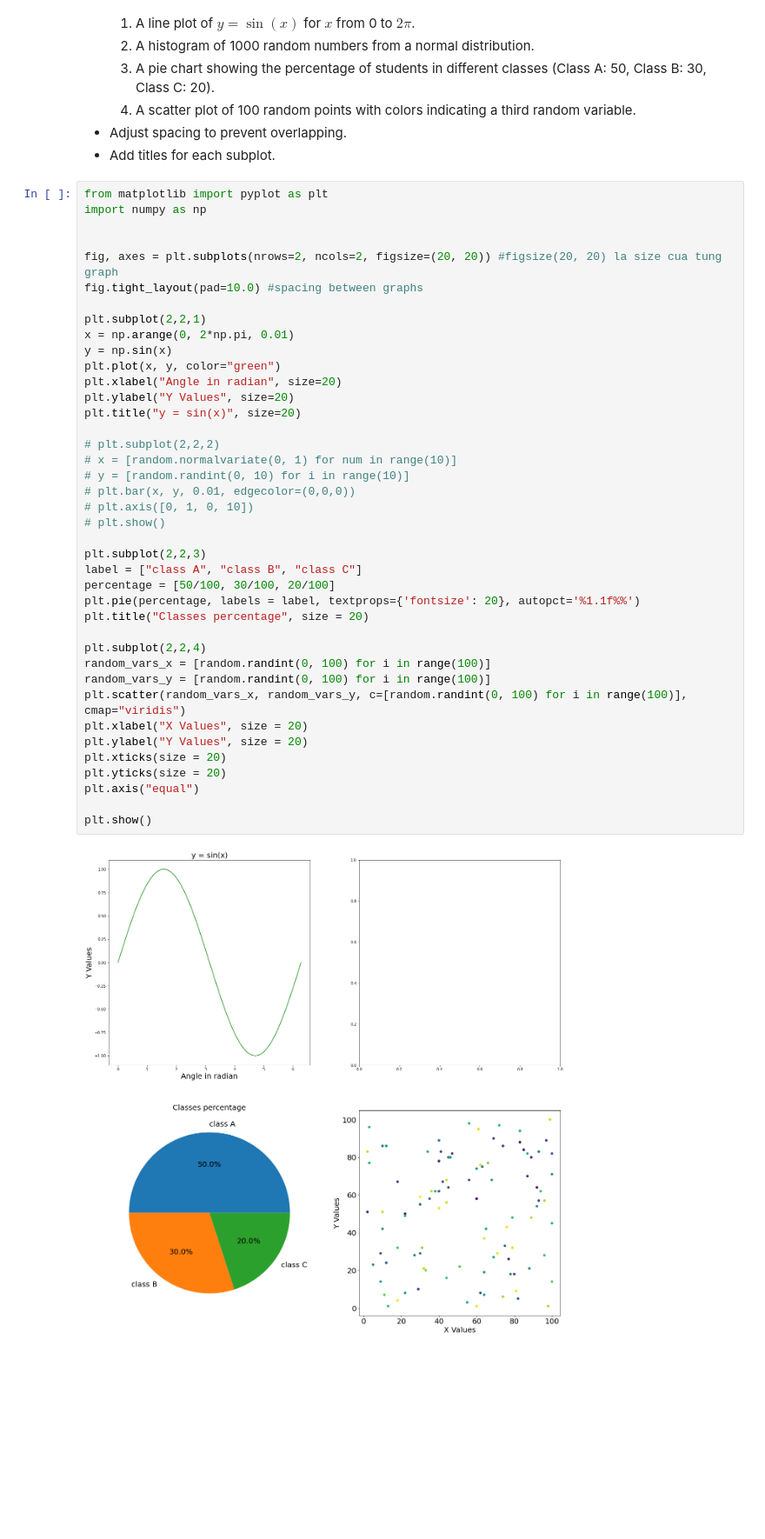
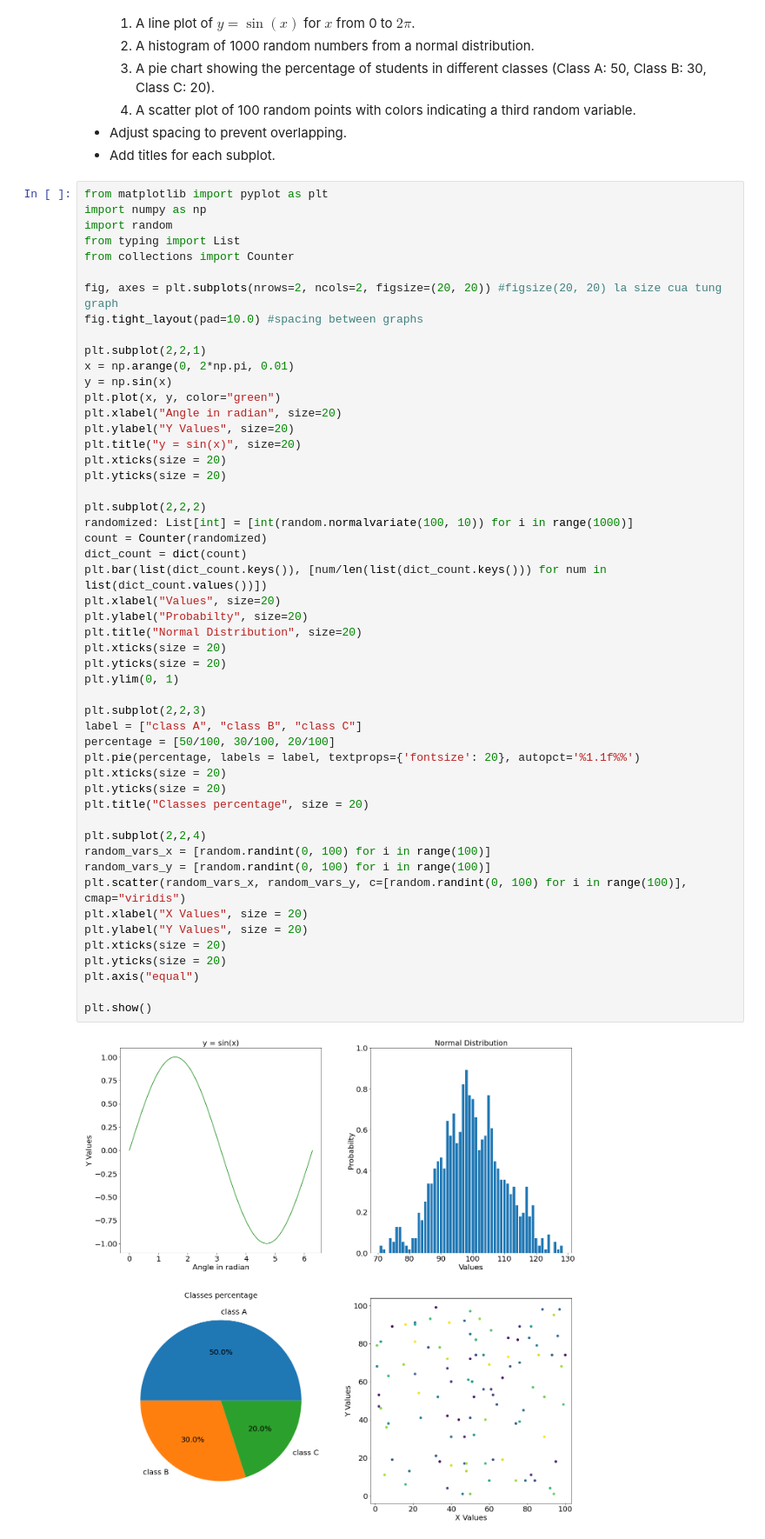
Before and after one commit to MaiDinhVinh/CS-ML, a Jupyter notebook: 2-10-2025/c01_visualization.ipynb, the cells around one changed output. Shown: that part at 87% size. Cells and saved outputs as stored; diff of their text form; blank space fills up the shorter version.

Commit message:
update missing subplot on ex5 for normal distribution

```diff
--- a/2-10-2025/c01_visualization.ipynb
+++ b/2-10-2025/c01_visualization.ipynb
@@ -299,42 +299,53 @@ plt.show()
 # %%
 from matplotlib import pyplot as plt
 import numpy as np
-
+import random
+from typing import List
+from collections import Counter
 
 fig, axes = plt.subplots(nrows=2, ncols=2, figsize=(20, 20)) #figsize(20, 20) la size cua tung graph
 fig.tight_layout(pad=10.0) #spacing between graphs
 
 plt.subplot(2,2,1)
 x = np.arange(0, 2*np.pi, 0.01)
 y = np.sin(x)
 plt.plot(x, y, color="green")
 plt.xlabel("Angle in radian", size=20)
 plt.ylabel("Y Values", size=20)
 plt.title("y = sin(x)", size=20)
+plt.xticks(size = 20)
+plt.yticks(size = 20)
 
-# plt.subplot(2,2,2)
-# x = [random.normalvariate(0, 1) for num in range(10)]
-# y = [random.randint(0, 10) for i in range(10)]
-# plt.bar(x, y, 0.01, edgecolor=(0,0,0))
-# plt.axis([0, 1, 0, 10])
-# plt.show()
+plt.subplot(2,2,2)
+randomized: List[int] = [int(random.normalvariate(100, 10)) for i in range(1000)]
+count = Counter(randomized)
+dict_count = dict(count)
+plt.bar(list(dict_count.keys()), [num/len(list(dict_count.keys())) for num in list(dict_count.values())])
+plt.xlabel("Values", size=20)
+plt.ylabel("Probabilty", size=20)
+plt.title("Normal Distribution", size=20)
+plt.xticks(size = 20)
+plt.yticks(size = 20)
+plt.ylim(0, 1)
 
 plt.subplot(2,2,3)
 label = ["class A", "class B", "class C"]
 percentage = [50/100, 30/100, 20/100]
 plt.pie(percentage, labels = label, textprops={'fontsize': 20}, autopct='%1.1f%%')
+plt.xticks(size = 20)
+plt.yticks(size = 20)
 plt.title("Classes percentage", size = 20)
 
 plt.subplot(2,2,4)
 random_vars_x = [random.randint(0, 100) for i in range(100)]
 random_vars_y = [random.randint(0, 100) for i in range(100)]
 plt.scatter(random_vars_x, random_vars_y, c=[random.randint(0, 100) for i in range(100)], cmap="viridis")
 plt.xlabel("X Values", size = 20)
 plt.ylabel("Y Values", size = 20)
 plt.xticks(size = 20)
 plt.yticks(size = 20)
 plt.axis("equal")
 
 plt.show()
 # %% [output]
-[figure, old version]
+[figure, new version]
```
